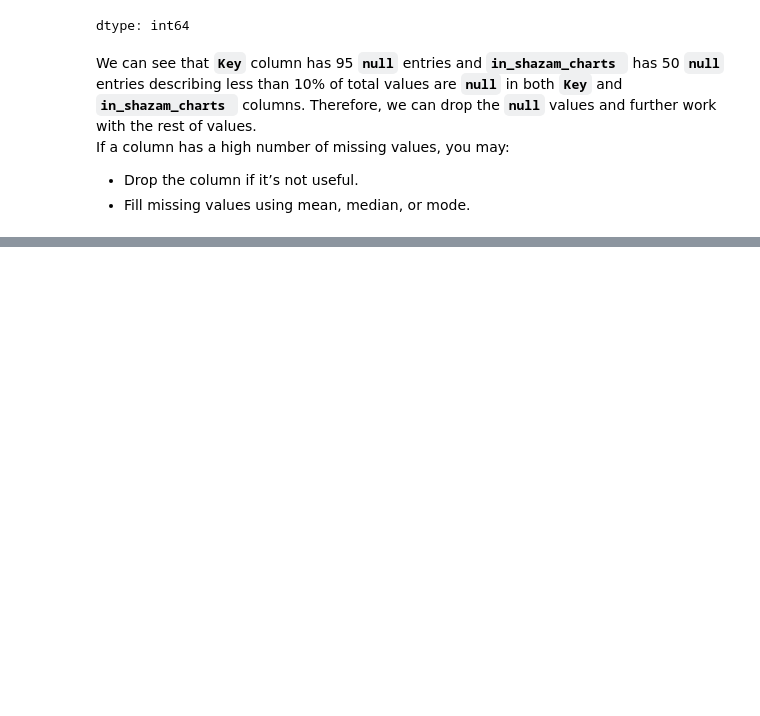
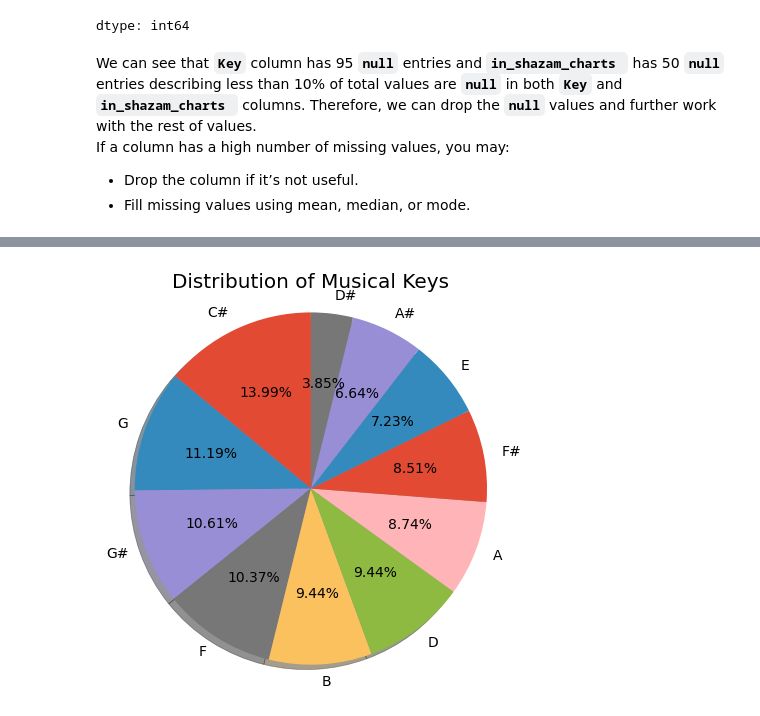
Before and after one commit to Arifuzzaman-Munaf/Data-Visualization-Python, a Jupyter notebook: pie_chart.ipynb, the cells around one changed output, grey strips where cells are left out. Cells and saved outputs as stored; diff of their text form; code cells hidden in the pictures; blank space fills up the shorter version.

```diff
--- a/pie_chart.ipynb
+++ b/pie_chart.ipynb
@@ -167,0 +181,4 @@ plt.show()  # Display the final pie chart
+# %%
+# Get the group-wise music counts based on their musical Key
+key_counts = dataset['key'].value_counts()
+key_counts #Show the Key-wise music count
@@ -167,0 +200,17 @@ plt.show()  # Display the final pie chart
+# %%
+plt.figure(figsize=(5, 5)) # Set the figure size to 5x5 inches for better visualization
+
+# Create a pie chart for the distribution of musical keys
+plt.pie(
+    key_counts,
+    labels=key_counts.index, # Set musical key names as labels,
+    autopct='%1.2f%%', # Display percentage values with two decimal place
+    startangle=90, # Rotate the pie chart to start from the top
+    shadow=True # Add a shadow effect for better visual distinction
+)
+
+plt.axis('equal') # Ensure the pie chart is displayed as a perfect circle
+plt.title('Distribution of Musical Keys') # Add a meaningful title
+plt.show()
+# %% [output]
+[figure, added]
```
Also changed, not shown: parts of 13 cells of this notebook.
